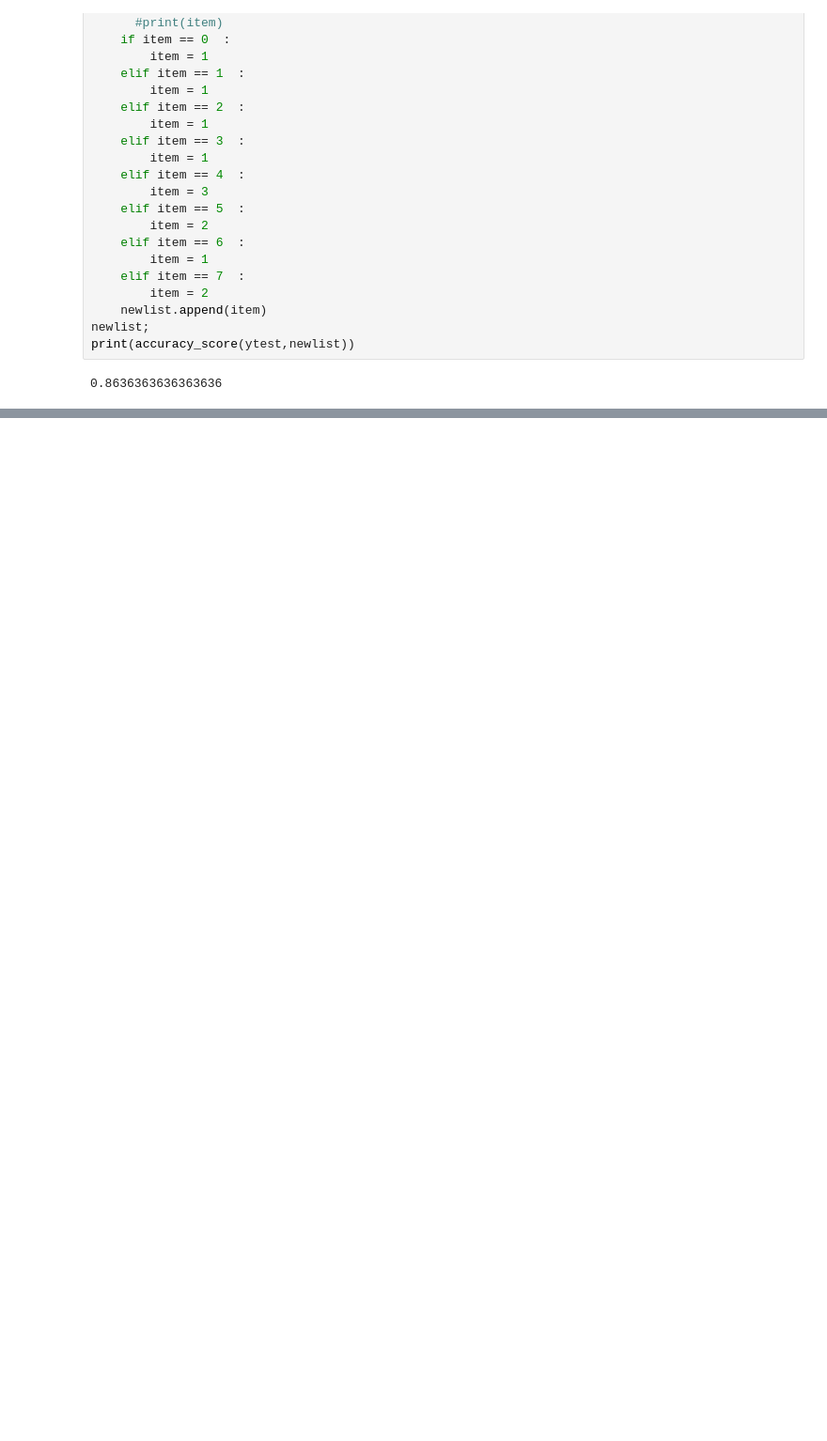
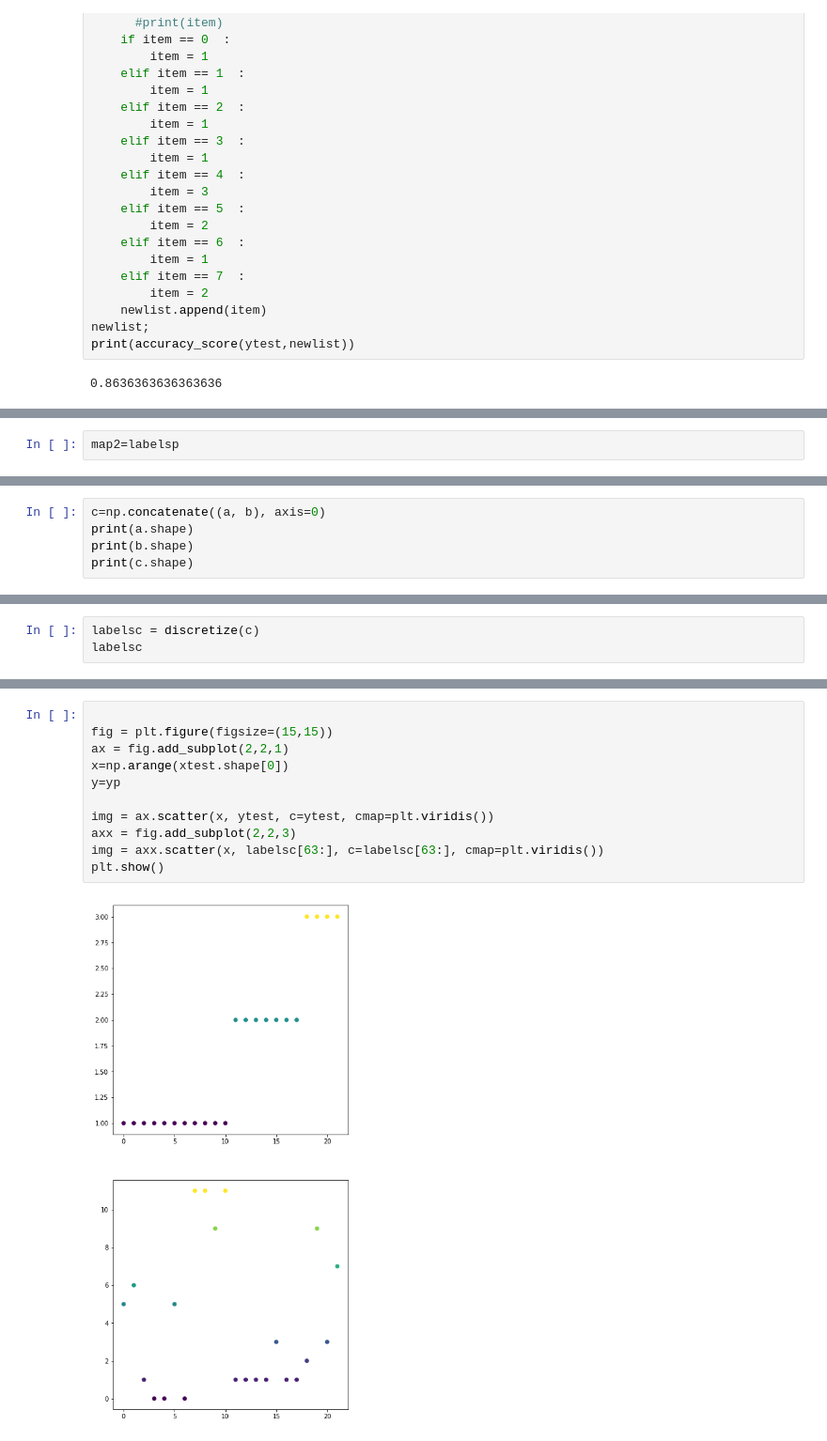
Before and after one commit to David9203/SUP, a Jupyter notebook: GMMHMM/bolivarrms.ipynb, the cells around one changed output, grey strips where cells are left out. Shown at 94% size. Cells and saved outputs as stored; diff of their text form; blank space fills up the shorter version.

```diff
--- a/GMMHMM/bolivarrms.ipynb
+++ b/GMMHMM/bolivarrms.ipynb
@@ -2644,0 +3122,2 @@ print(accuracy_score(ytest,newlist))
+# %%
+map2=labelsp
@@ -2644,0 +3133,5 @@ print(accuracy_score(ytest,newlist))
+# %%
+c=np.concatenate((a, b), axis=0)
+print(a.shape)
+print(b.shape)
+print(c.shape)
@@ -2644,0 +3142,3 @@ print(accuracy_score(ytest,newlist))
+# %%
+labelsc = discretize(c)
+labelsc
@@ -2644,0 +3208,13 @@ print(accuracy_score(ytest,newlist))
+# %%
+
+fig = plt.figure(figsize=(15,15))
+ax = fig.add_subplot(2,2,1)
+x=np.arange(xtest.shape[0])
+y=yp
+
+img = ax.scatter(x, ytest, c=ytest, cmap=plt.viridis())
+axx = fig.add_subplot(2,2,3)
+img = axx.scatter(x, labelsc[63:], c=labelsc[63:], cmap=plt.viridis())
+plt.show()
+# %% [output]
+[figure, added]
```
Also changed, not shown: parts of 24 cells of this notebook, 2 other files.
